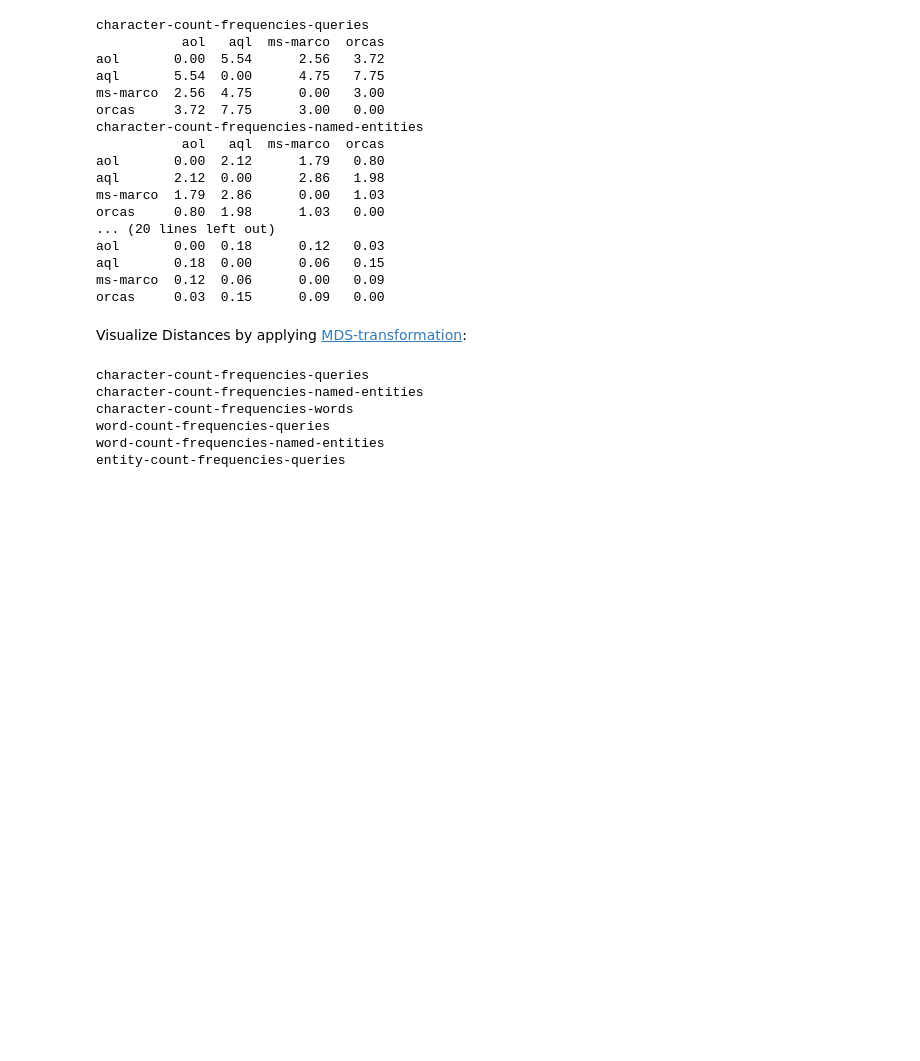
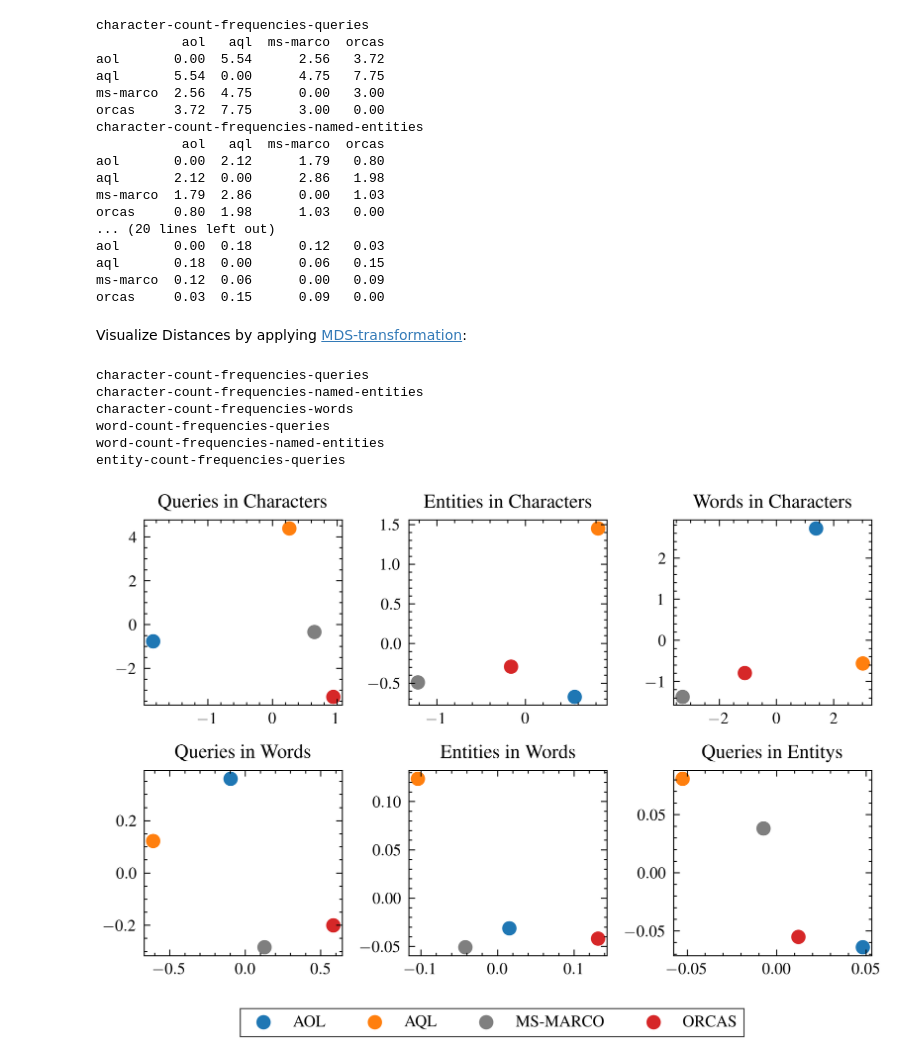
Before and after one commit to bnsch98/verifying-query-logs-from-unknown-sources, a Jupyter notebook: src/thesis_schneg/descr_stats_studies.ipynb, the cells around one changed output. Drawn from its saved outputs; the diff is of its cells as text; code cells hidden in the pictures; blank space fills up the shorter version.

```diff
--- a/src/thesis_schneg/descr_stats_studies.ipynb
+++ b/src/thesis_schneg/descr_stats_studies.ipynb
@@ -503,12 +679,12 @@ orcas     0.03  0.15      0.09   0.00
 Visualize Distances by applying [MDS-transformation](https://en.wikipedia.org/wiki/Multidimensional_scaling):
 # %%
 from sklearn.manifold import MDS
-from matplotlib import pyplot as plt, use
+from matplotlib import pyplot as plt
 from pathlib import Path
 import scienceplots
 
 # use science style for plots from scienceplots library
-plt.style.use(["science", "grid"])
+plt.style.use(["science", "ieee"])
 
 save_vis = True
 # save_vis = False
@@ -530,7 +706,7 @@ textwidth = 5.5129
 aspect_ratio = 6/8
 scale = 1.0
 width = textwidth * scale
-height = width * aspect_ratio
+height = width * aspect_ratio * 0.85
 
 # fig,ax = plt.subplots(rows,cols, figsize=(4*cols,4*rows))
 fig,ax = plt.subplots(rows,cols, figsize=(width,height))
@@ -548,35 +724,39 @@ for i in range(len(trans_dists)):
     value = trans_dists[key[i]]
     # plt.figure()
     for j in range(len(value)):
         ax.scatter(value[j][0], value[j][1], c=color[j], label=names[j].upper())
     # plt.scatter(trans_dists[key][:,0],trans_dists[key][:,1], c=color, label=names)
     # ax.title("MDS Plot of Wasserstein Distances")
     # plt.legend()
-    ax.set_xticks([])
-    ax.set_yticks([])
+    # ax.set_xticks([])
+    # ax.set_yticks([])
+    ax.grid(False)
     ax.set_title(f"{key[i].split('-')[-1].title()} in {key[i].split('-')[0].title()}s")
     # ax.yticks([])
 handles, labels = ax.get_legend_handles_labels()
 # fig.legend(handles, labels,fancybox=True,framealpha=0.5).get_frame().set_linewidth(0.5)
-fig.legend(handles, labels, loc='upper center', bbox_to_anchor=(0.5, -0.01), fancybox=False, ncol=len(names),edgecolor="black").get_frame().set_linewidth(0.5)
+fig.legend(handles, labels, loc='upper center', bbox_to_anchor=(0.5, -0.01), fancybox=False, ncol=len(names),edgecolor="black", frameon=True).get_frame().set_linewidth(0.5)
 
 # fig.suptitle("MDS Plot of Wasserstein Distances")
 plt.tight_layout()
 plt.show()
 
 base_path = "/home/benjamin/studium/masterarbeit/thesis-schneg/plots/"
 
 vis_dir = Path(f"{base_path}Wasserstein-Distances-Lengths")
 if not vis_dir.exists() and save_vis:
         vis_dir.mkdir(parents=True)
 
+if not vis_dir.exists() and save_vis:
+        vis_dir.mkdir(parents=True)
+
 if save_vis:
-    use("pgf")
-    fig.savefig(vis_dir.joinpath("all.pgf"))
+    fig.savefig(vis_dir.joinpath("all.pdf"), format='pdf')
 # %% [output]
 character-count-frequencies-queries
 character-count-frequencies-named-entities
 character-count-frequencies-words
 word-count-frequencies-queries
 word-count-frequencies-named-entities
 entity-count-frequencies-queries
+[figure, added]
```
Also changed, not shown: parts of 8 cells of this notebook, 13 other files.
